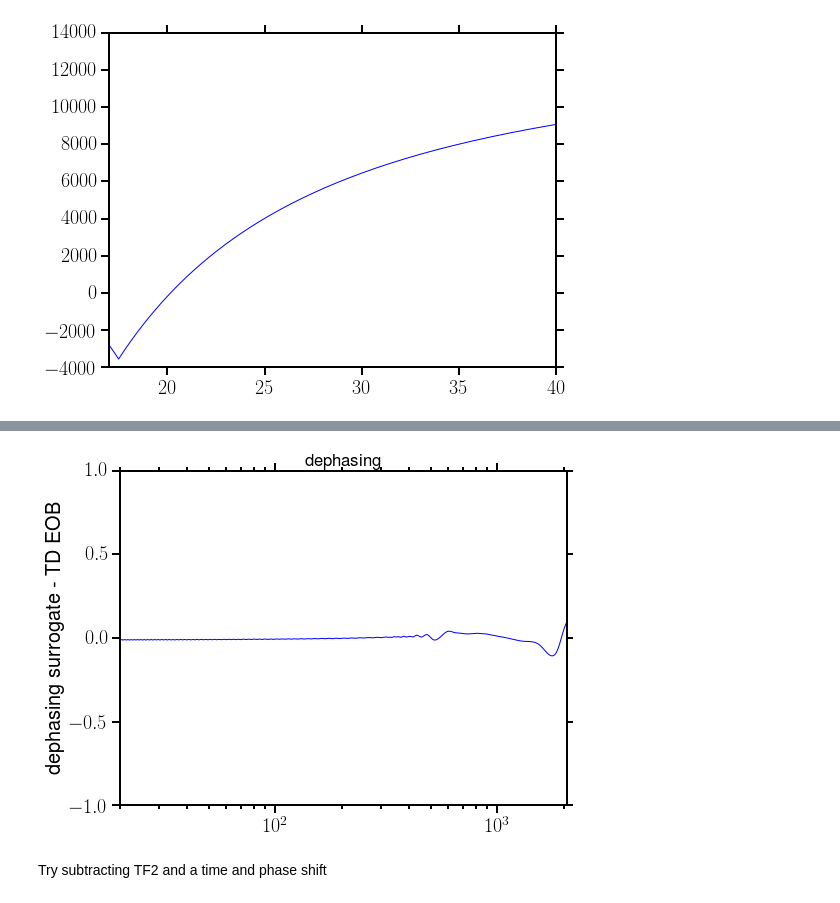
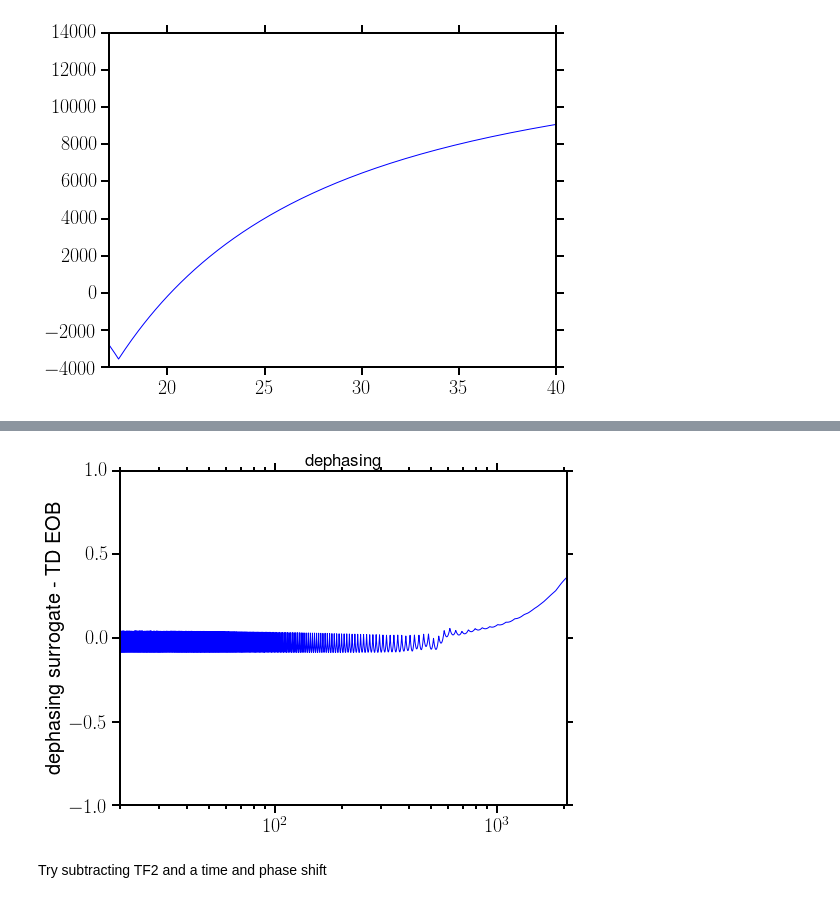
Before and after one commit to benjaminlackey/gpsurrogate, a Jupyter notebook: src/TEOB-LAL-implementation/LalsuiteSurrogate_MP-QM.ipynb, the cells around one changed output, grey strips where cells are left out. Drawn from its saved outputs; the diff is of its cells as text; code cells hidden in the pictures.

```diff
--- a/src/TEOB-LAL-implementation/LalsuiteSurrogate_MP-QM.ipynb
+++ b/src/TEOB-LAL-implementation/LalsuiteSurrogate_MP-QM.ipynb
@@ -3065,11 +3062,11 @@ array([ 0.+0.j])
 # %%
-plt.semilogx(h_sur[0], phi_sur - phi_orig + 2757.1 - 0.0063*h_sur[0])
+plt.semilogx(h_sur[0], phi_sur - phi_orig + 506.3 - 0.0063*h_sur[0])
 plt.xlim([20.0, 2048.0]);
 plt.ylim([-1, 1]);
 plt.title('dephasing');
 plt.ylabel('dephasing surrogate - TD EOB');
 # %% [output]
-[figure, old version]
+[figure, new version]
 # %% [markdown]
 Try subtracting TF2 and a time and phase shift
 # %%
```
Also changed, not shown: parts of 19 cells of this notebook.
